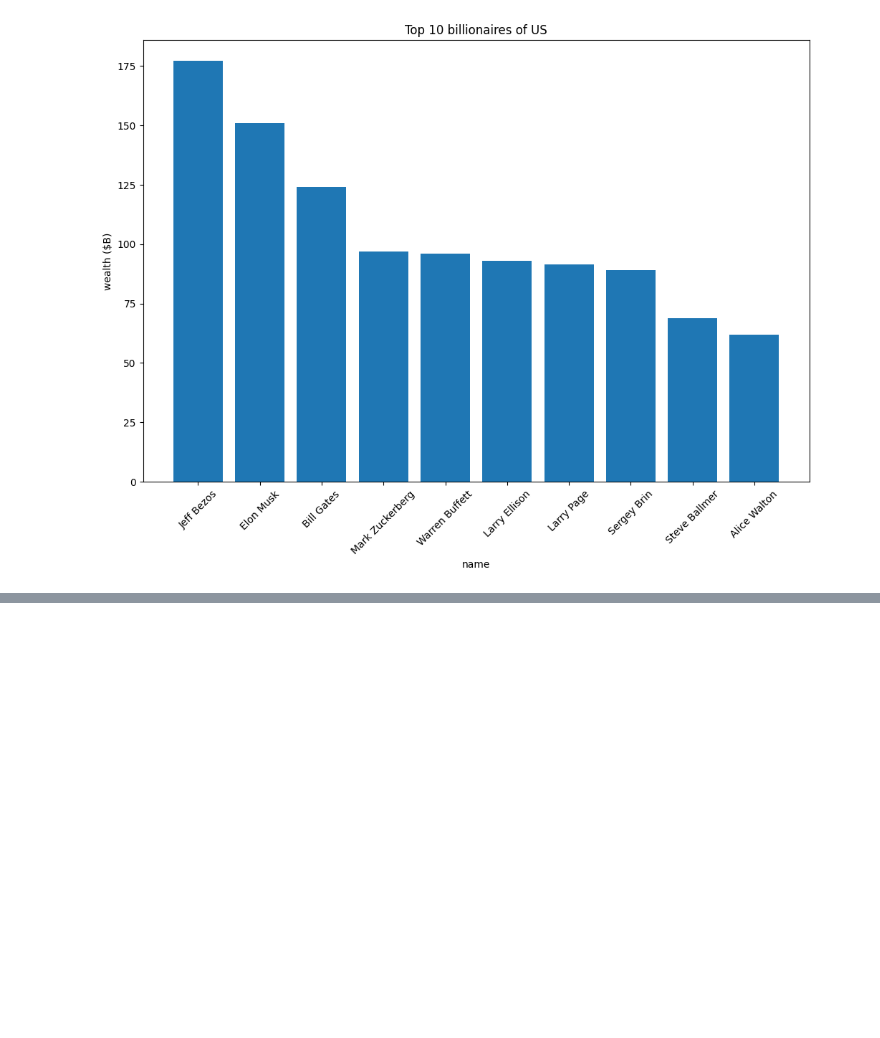
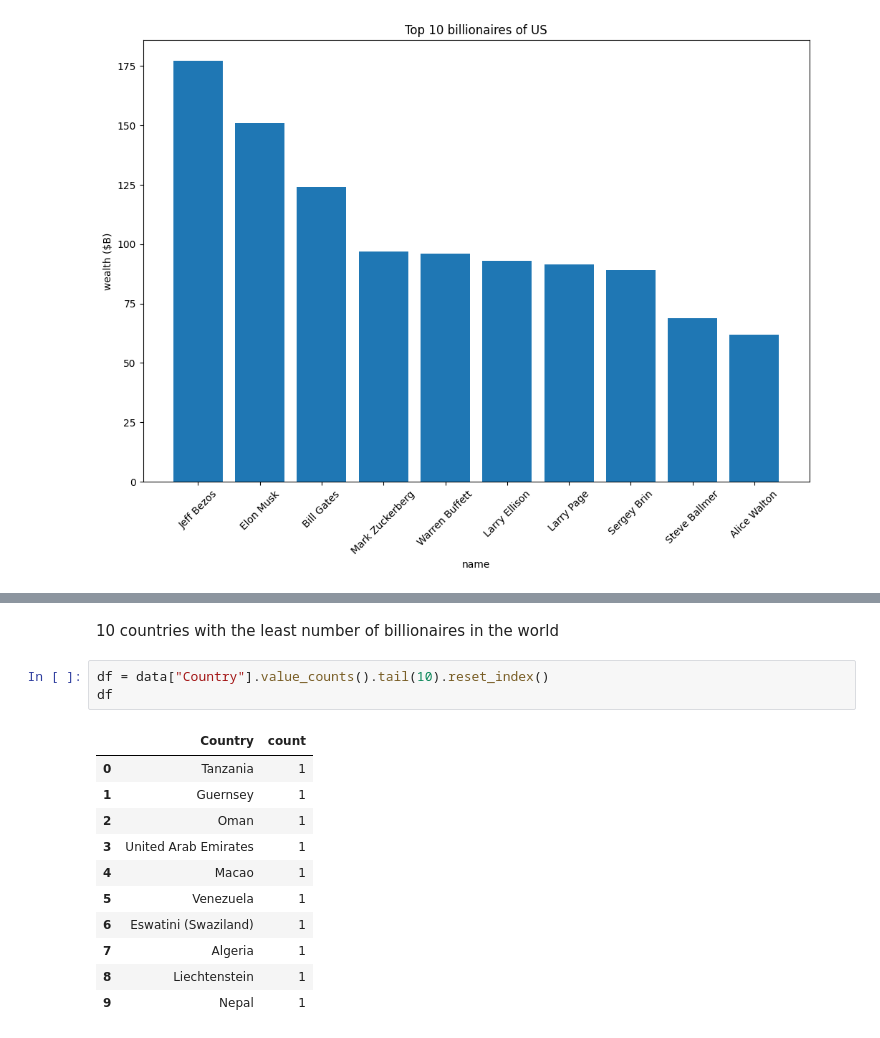
Before and after one commit to MahdiAhmadiKamal/PyLearn7-Data-Science, a Jupyter notebook: PyLearn7-Assignment40/billionaires data analysis/billionaires.ipynb, the cells around one changed output, grey strips where cells are left out. Drawn from its saved outputs; the diff is of its cells as text; blank space fills up the shorter version.

```diff
--- a/PyLearn7-Assignment40/billionaires data analysis/billionaires.ipynb
+++ b/PyLearn7-Assignment40/billionaires data analysis/billionaires.ipynb
@@ -269,0 +278,17 @@ plt.show()
+# %% [markdown]
+10 countries with the least number of billionaires in the world
+# %%
+df = data["Country"].value_counts().tail(10).reset_index()
+df
+# %% [output]
+|  | Country | count |
+| 0 | Tanzania | 1 |
+| 1 | Guernsey | 1 |
+| 2 | Oman | 1 |
+| 3 | United Arab Emirates | 1 |
+| 4 | Macao | 1 |
+| 5 | Venezuela | 1 |
+| 6 | Eswatini (Swaziland) | 1 |
+| 7 | Algeria | 1 |
+| 8 | Liechtenstein | 1 |
+| 9 | Nepal | 1 |
```
Also changed, not shown: parts of 2 cells of this notebook, 2 other files.
